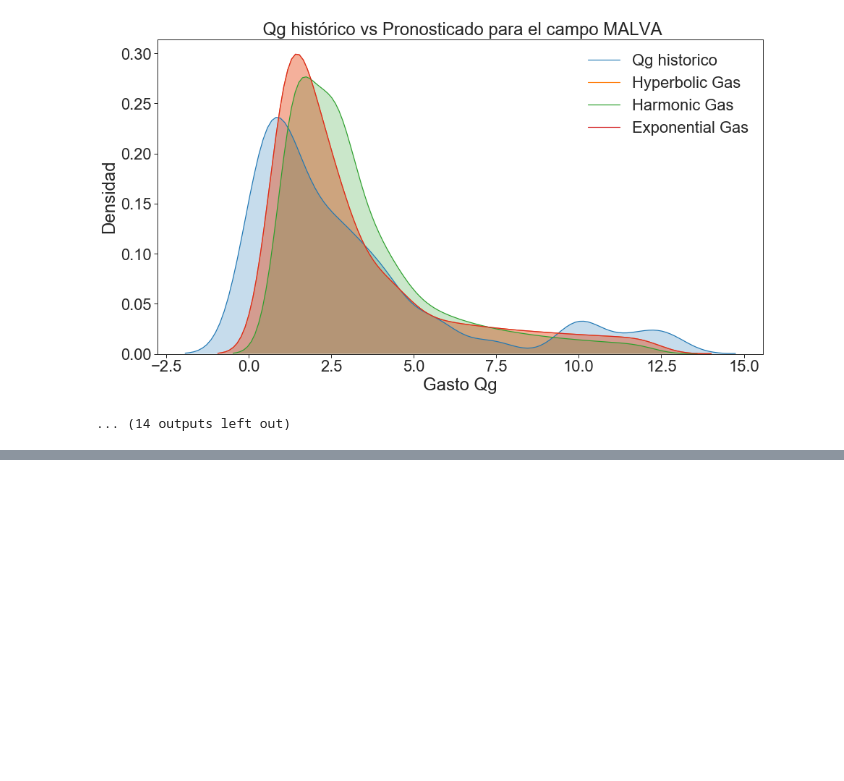
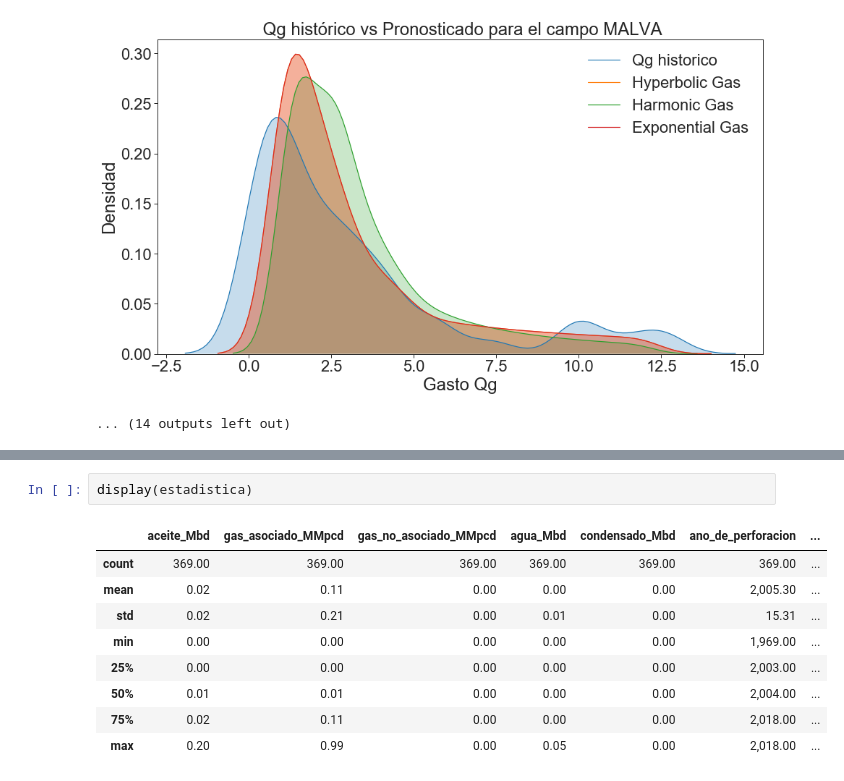
Before and after one commit to eliasft/projects, a Jupyter notebook: productividad_beta.ipynb, the cells around one changed output, grey strips where cells are left out. Drawn from its saved outputs; the diff is of its cells as text; blank space fills up the shorter version.

```diff
--- a/productividad_beta.ipynb
+++ b/productividad_beta.ipynb
@@ -1266,0 +1337,12 @@ dtype: float64
+# %%
+display(estadistica)
+# %% [output]
+|  | aceite_Mbd | gas_asociado_MMpcd | gas_no_asociado_MMpcd | agua_Mbd | condensado_Mbd | ano_de_perforacion | ... |
+| count | 369.00 | 369.00 | 369.00 | 369.00 | 369.00 | 369.00 | ... |
+| mean | 0.02 | 0.11 | 0.00 | 0.00 | 0.00 | 2,005.30 | ... |
+| std | 0.02 | 0.21 | 0.00 | 0.01 | 0.00 | 15.31 | ... |
+| min | 0.00 | 0.00 | 0.00 | 0.00 | 0.00 | 1,969.00 | ... |
+| 25% | 0.00 | 0.00 | 0.00 | 0.00 | 0.00 | 2,003.00 | ... |
+| 50% | 0.01 | 0.01 | 0.00 | 0.00 | 0.00 | 2,004.00 | ... |
+| 75% | 0.02 | 0.11 | 0.00 | 0.00 | 0.00 | 2,018.00 | ... |
+| max | 0.20 | 0.99 | 0.00 | 0.05 | 0.00 | 2,018.00 | ... |
```
Also changed, not shown: parts of 3 cells of this notebook.
